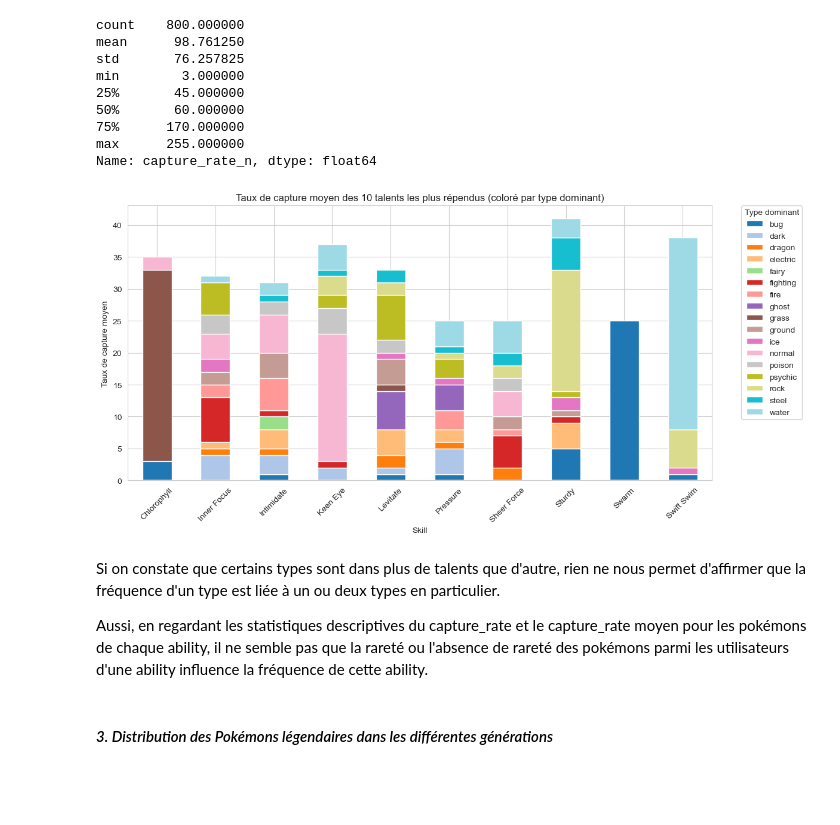
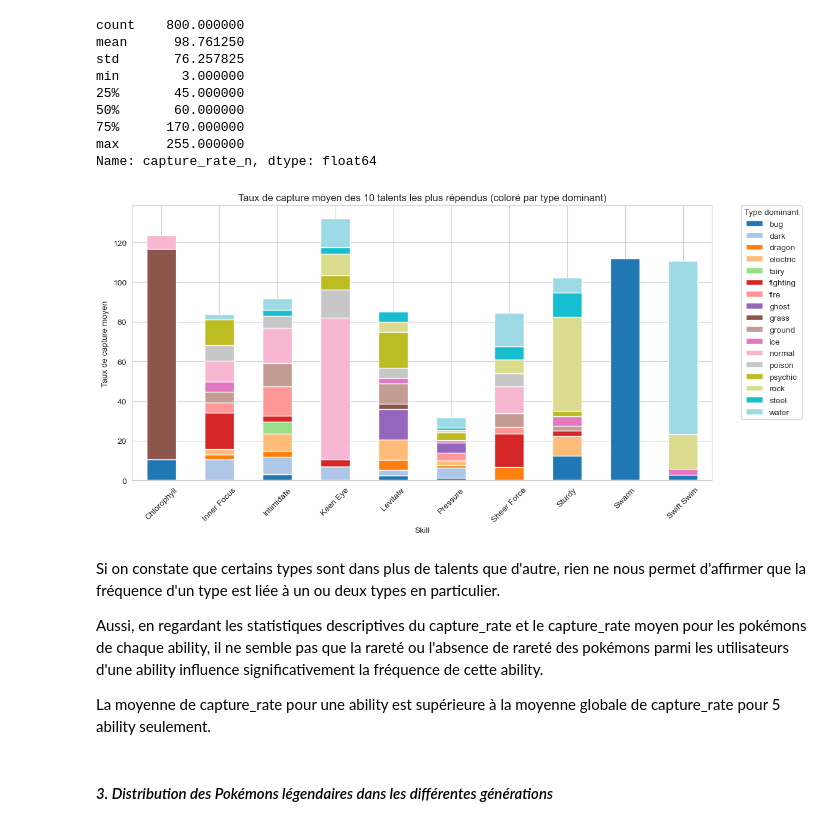
Before and after one commit to Wallblue/pokemons-stats, a Jupyter notebook: pokemon-stats.ipynb, the cells around one changed output. Saved outputs shown, nothing was run; the diff lists cells and outputs as text; code cells hidden in the pictures; blank space fills up the shorter version.

Commit message:
Add compared distribution graphs

```diff
--- a/pokemon-stats.ipynb
+++ b/pokemon-stats.ipynb
@@ -261,36 +261,49 @@ Name: capture_rate_n, dtype: float64
 # %%
 # capture_rate is saved in strings even if it's numbers so we convert it
 dataFile['capture_rate_n'] = pd.to_numeric(dataFile['capture_rate'], errors='coerce')
 # same for abilities but we convert it to objects
 dataFile['abilities_o'] = dataFile['abilities'].apply(ast.literal_eval)
 
 df_exploded = dataFile.explode('abilities_o')
 
 top_skills = df_exploded['abilities_o'].value_counts().head(10).index
 df_top_skills = df_exploded[df_exploded['abilities_o'].isin(top_skills)]
 
-skill_stats = df_top_skills.groupby(['abilities_o', 'type1']).size().unstack(fill_value=0)
+# Mean of capture_rate per ability
+global_mean = df_top_skills.groupby('abilities_o')['capture_rate_n'].mean()
 
-skill_stats.plot(
+# Every type proportion per ability
+type_distrib = (
+    df_top_skills
+    .groupby(['abilities_o', 'type1'])
+    .size()
+)
+type_distrib = type_distrib.groupby(level=0).apply(lambda x: x / x.sum())
+
+final_data = type_distrib.mul(global_mean, level=0).unstack(fill_value=0)
+final_data.index = final_data.index.get_level_values(0)
+final_data.plot(
     kind='bar',
     stacked=True,
     figsize=(12, 6),
     colormap='tab20'
 )
 
 plt.title("Taux de capture moyen des 10 talents les plus répendus (coloré par type dominant)")
 plt.xlabel('Skill')
 plt.ylabel('Taux de capture moyen')
 plt.legend(title="Type dominant", bbox_to_anchor=(1.05, 1), loc='upper left', borderaxespad=0.)
 plt.xticks(rotation=45)
 plt.tight_layout()
 plt.show()
 # %% [output]
-[figure, old version]
+[figure, new version]
 # %% [markdown]
 Si on constate que certains types sont dans plus de talents que d'autre, rien ne nous permet d'affirmer que la fréquence d'un type est liée à un ou deux types en particulier.
 
-Aussi, en regardant les statistiques descriptives du capture_rate et le capture_rate moyen pour les pokémons de chaque ability, il ne semble pas que la rareté ou l'absence de rareté des pokémons parmi les utilisateurs d'une ability influence la fréquence de cette ability.
+Aussi, en regardant les statistiques descriptives du capture_rate et le capture_rate moyen pour les pokémons de chaque ability, il ne semble pas que la rareté ou l'absence de rareté des pokémons parmi les utilisateurs d'une ability influence significativement la fréquence de cette ability.
+
+La moyenne de capture_rate pour une ability est supérieure à la moyenne globale de capture_rate pour 5 ability seulement.
 # %% [markdown]
 #### *3. Distribution des Pokémons légendaires dans les différentes générations*
 # %%
```
Also changed, not shown: parts of 4 cells of this notebook, 1 other file.
